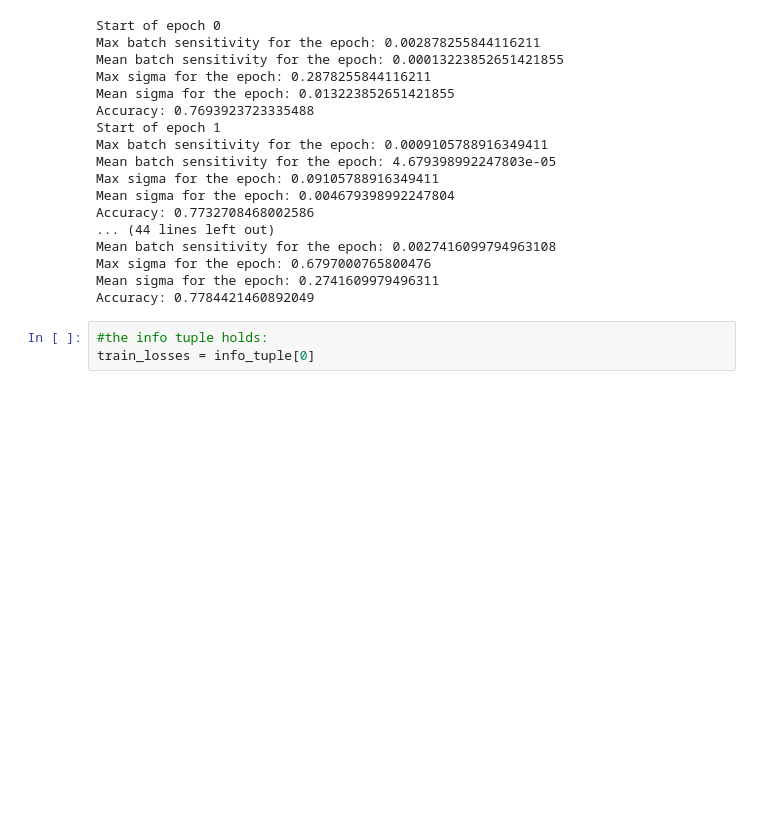
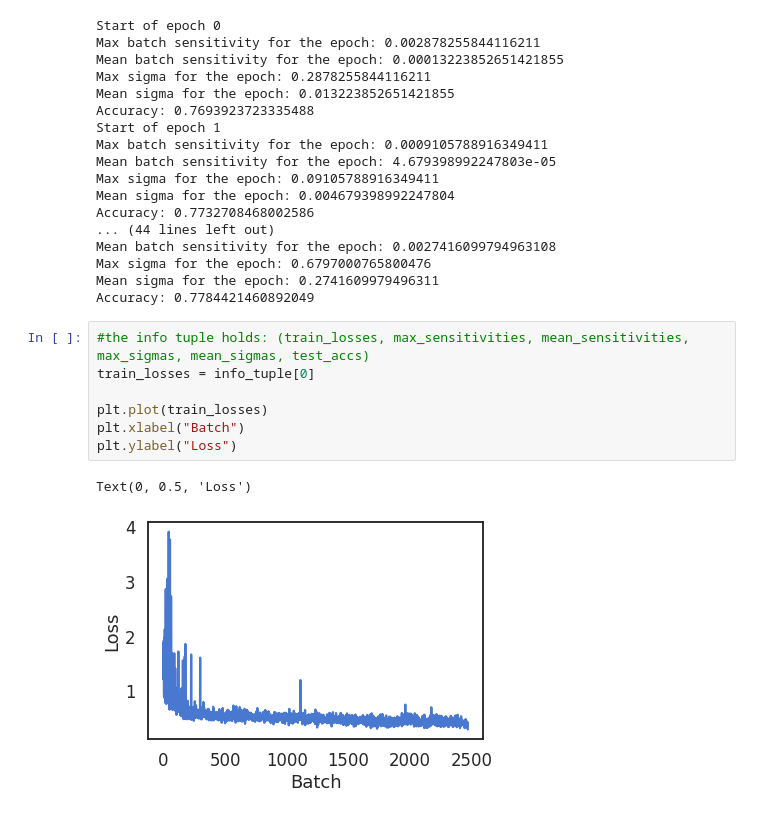
Before and after one commit to twosixlabs/csl, a Jupyter notebook: experiments/immediate_sensitivity/Adult_ImmediateSensitivity_Simple.ipynb, the cells around one changed output. Cells and saved outputs as stored; diff of their text form; blank space fills up the shorter version.

Commit message:
actual plots

```diff
--- a/experiments/immediate_sensitivity/Adult_ImmediateSensitivity_Simple.ipynb
+++ b/experiments/immediate_sensitivity/Adult_ImmediateSensitivity_Simple.ipynb
@@ -293,5 +293,12 @@ Max sigma for the epoch: 0.6797000765800476
 Mean sigma for the epoch: 0.2741609979496311
 Accuracy: 0.7784421460892049
 # %%
-#the info tuple holds:
+#the info tuple holds: (train_losses, max_sensitivities, mean_sensitivities, max_sigmas, mean_sigmas, test_accs)
 train_losses = info_tuple[0]
+
+plt.plot(train_losses)
+plt.xlabel("Batch")
+plt.ylabel("Loss")
+# %% [output]
+Text(0, 0.5, 'Loss')
+[figure, added]
```
